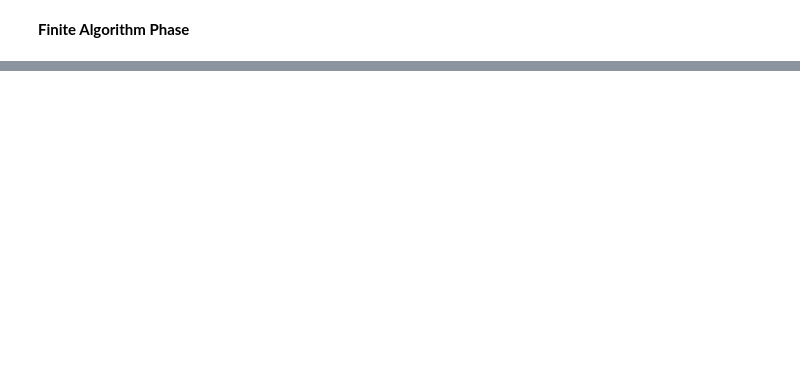
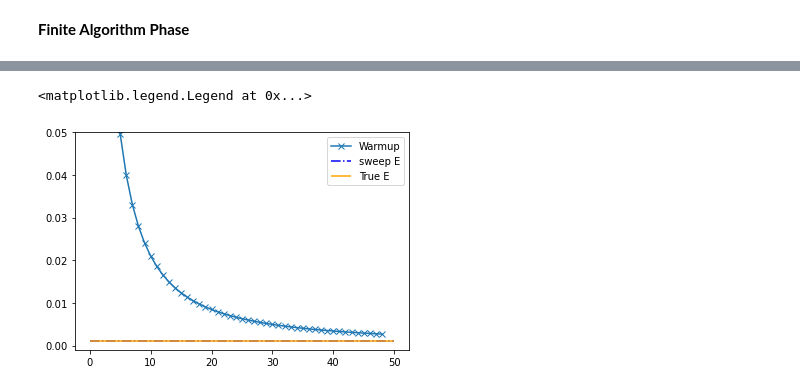
Before and after one commit to Ssalazar12/Physics, a Jupyter notebook: DMRG/Proyect_1.ipynb, the cells around one changed output, grey strips where cells are left out. Drawn from its saved outputs; the diff is of its cells as text; code cells hidden in the pictures; blank space fills up the shorter version.

```diff
--- a/DMRG/Proyect_1.ipynb
+++ b/DMRG/Proyect_1.ipynb
@@ -396,0 +511,36 @@ L
+# %%
+# save the finite system data for comparisson
+sweep_h = all_h
+sweep_t = all_t
+sweep_energies =[]
+
+# one sweeps is right to left and left to right
+for k in range(0,N_sweeps):
+        # right to left
+    #for i in range(int(L/2)+2,1,-1):
+    for i in range(L-1,3,-1):
+        # form the superblock H starting from the middle and sweeping to the left
+        H_super = update_hamiltonian(H_super, sweep_t[i-2], sweep_h[i-2], sweep_t[i], sweep_h[i])
+        # find ground state and update bassi for the RIGHT block
+        E_ground, psi_ground = find_ground_state(H_super)
+        H44, T34 = update_basis(psi_ground, H_super[3,3], H_super[2,3] ,is_right=True)
+
+        # update the chain
+        sweep_h[i-1] = H44
+        sweep_t[i-1] = T34
+
+    # left to right
+    #for i in range(0, int(L/2)-1):
+    for i in range(0, L-2):
+        # form the superblock H starting from the middle and sweeping to the left
+        H_super = update_hamiltonian(H_super, sweep_t[i], sweep_h[i], sweep_t[i+2], sweep_h[i+2])
+        # find ground state and update bassi for the RIGHT block
+        E_ground, psi_ground = find_ground_state(H_super)
+        H11, T12 = update_basis(psi_ground, H_super[0,0], H_super[0,1] ,is_right=False)
+
+        # update the chain
+        sweep_h[i+1] = H11
+        sweep_t[i+1] = T12
+
+    # append the energies after one sweep
+    sweep_energies.append(E_ground)
@@ -396,0 +571,11 @@ L
+# %%
+len(sweep_t)
+plt.figure()
+plt.hlines(sweep_energies[-1],0,50, color='b', label='sweep E', linestyles='dashdot')
+plt.hlines(Exact_E,0,50, label='True E', color='orange')
+plt.plot(E_list, label='Warmup', marker='x')
+plt.ylim(-0.001,0.05)
+plt.legend()
+# %% [output]
+<matplotlib.legend.Legend at 0x...>
+[figure, added]
```
Also changed, not shown: parts of 26 cells of this notebook.
